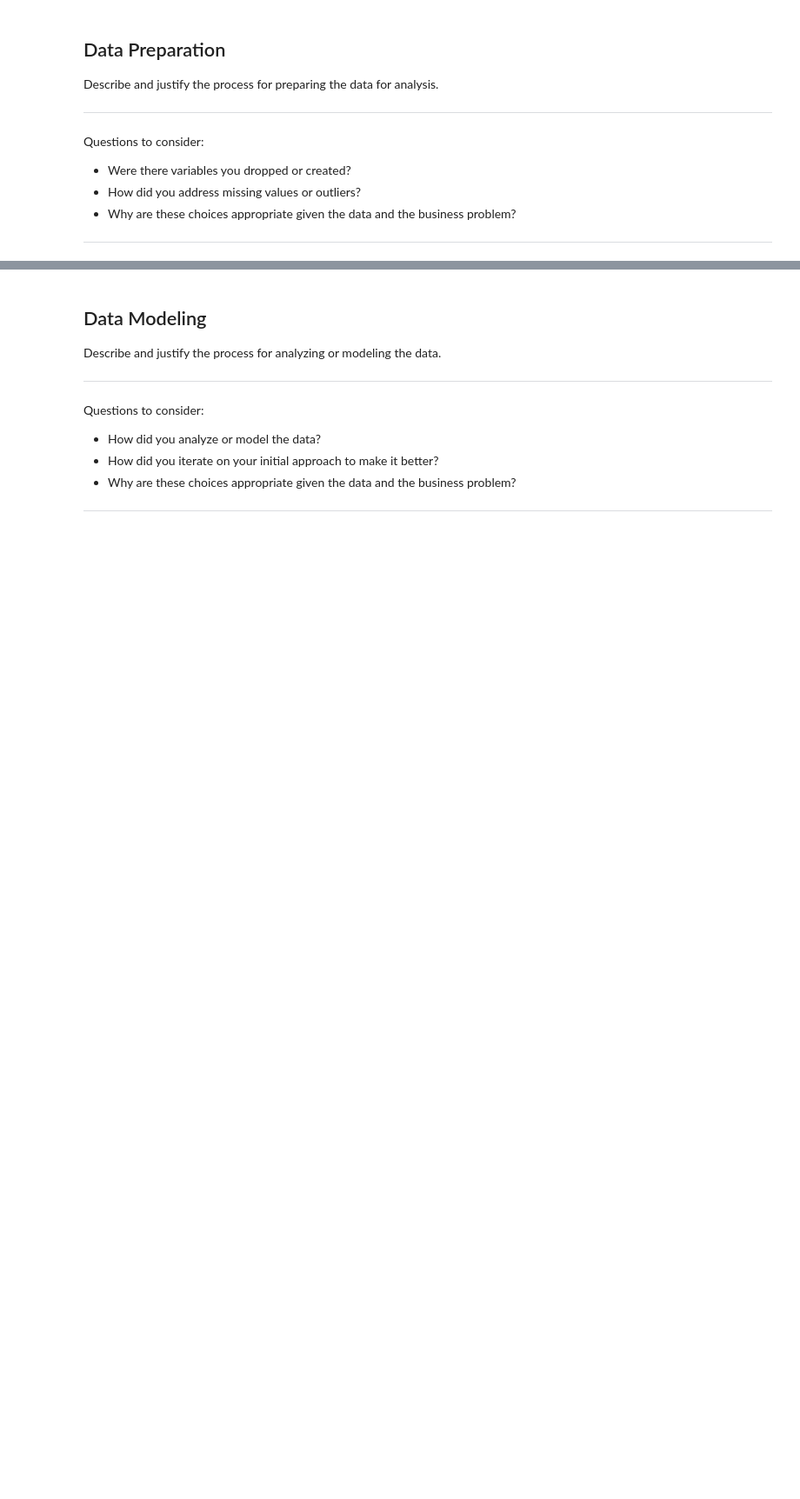
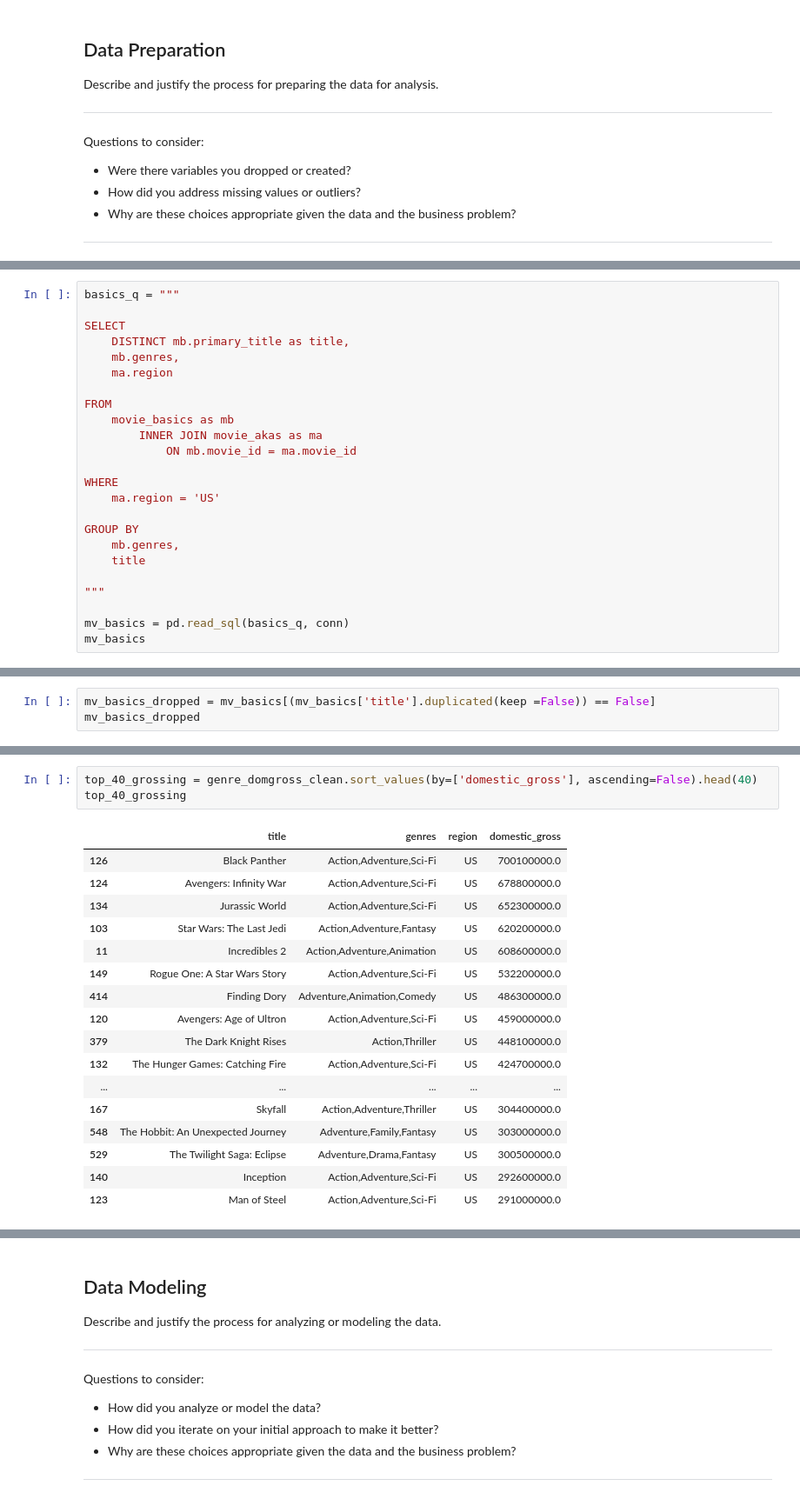
Before and after one commit to learn-co-curriculum/dsc-project-template, a Jupyter notebook: dsc-phase1-project-template.ipynb, the cells around one changed output, grey strips where cells are left out. Shown at 87% size. Cells and saved outputs as stored; diff of their text form; blank space fills up the shorter version.

```diff
--- a/dsc-phase1-project-template.ipynb
+++ b/dsc-phase1-project-template.ipynb
@@ -107,0 +175,24 @@ Questions to consider:
+# %%
+basics_q = """
+
+SELECT
+    DISTINCT mb.primary_title as title,
+    mb.genres,
+    ma.region
+
+FROM
+    movie_basics as mb
+        INNER JOIN movie_akas as ma
+            ON mb.movie_id = ma.movie_id
+
+WHERE
+    ma.region = 'US'
+
+GROUP BY
+    mb.genres,
+    title
+
+"""
+
+mv_basics = pd.read_sql(basics_q, conn)
+mv_basics
@@ -107,0 +219,3 @@ Questions to consider:
+# %%
+mv_basics_dropped = mv_basics[(mv_basics['title'].duplicated(keep =False)) == False]
+mv_basics_dropped
@@ -107,0 +341,21 @@ Questions to consider:
+# %%
+top_40_grossing = genre_domgross_clean.sort_values(by=['domestic_gross'], ascending=False).head(40)
+top_40_grossing
+# %% [output]
+|  | title | genres | region | domestic_gross |
+| 126 | Black Panther | Action,Adventure,Sci-Fi | US | 700100000.0 |
+| 124 | Avengers: Infinity War | Action,Adventure,Sci-Fi | US | 678800000.0 |
+| 134 | Jurassic World | Action,Adventure,Sci-Fi | US | 652300000.0 |
+| 103 | Star Wars: The Last Jedi | Action,Adventure,Fantasy | US | 620200000.0 |
+| 11 | Incredibles 2 | Action,Adventure,Animation | US | 608600000.0 |
+| 149 | Rogue One: A Star Wars Story | Action,Adventure,Sci-Fi | US | 532200000.0 |
+| 414 | Finding Dory | Adventure,Animation,Comedy | US | 486300000.0 |
+| 120 | Avengers: Age of Ultron | Action,Adventure,Sci-Fi | US | 459000000.0 |
+| 379 | The Dark Knight Rises | Action,Thriller | US | 448100000.0 |
+| 132 | The Hunger Games: Catching Fire | Action,Adventure,Sci-Fi | US | 424700000.0 |
+| ... | ... | ... | ... | ... |
+| 167 | Skyfall | Action,Adventure,Thriller | US | 304400000.0 |
+| 548 | The Hobbit: An Unexpected Journey | Adventure,Family,Fantasy | US | 303000000.0 |
+| 529 | The Twilight Saga: Eclipse | Adventure,Drama,Fantasy | US | 300500000.0 |
+| 140 | Inception | Action,Adventure,Sci-Fi | US | 292600000.0 |
+| 123 | Man of Steel | Action,Adventure,Sci-Fi | US | 291000000.0 |
```
Also changed, not shown: parts of 22 cells of this notebook.
